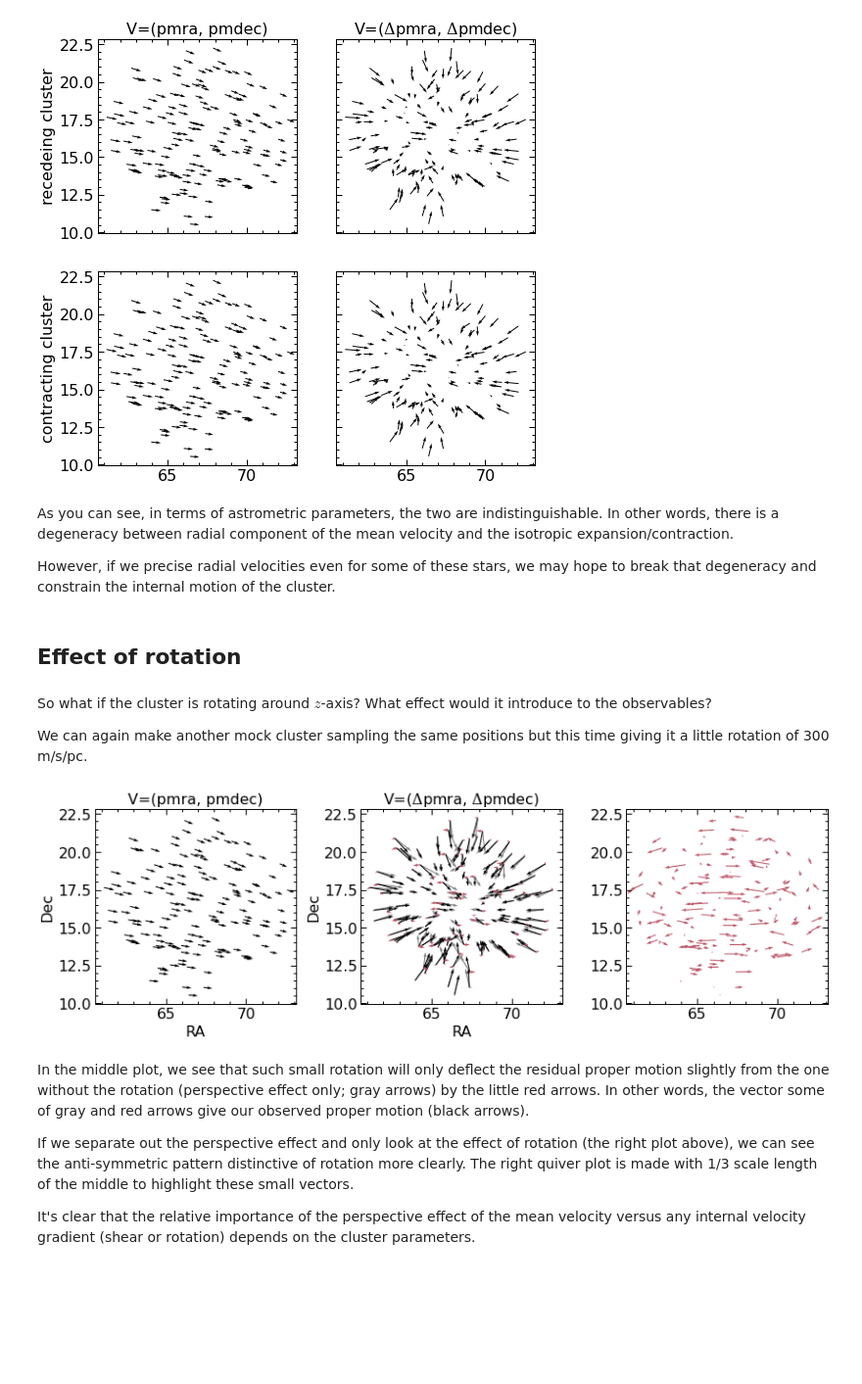
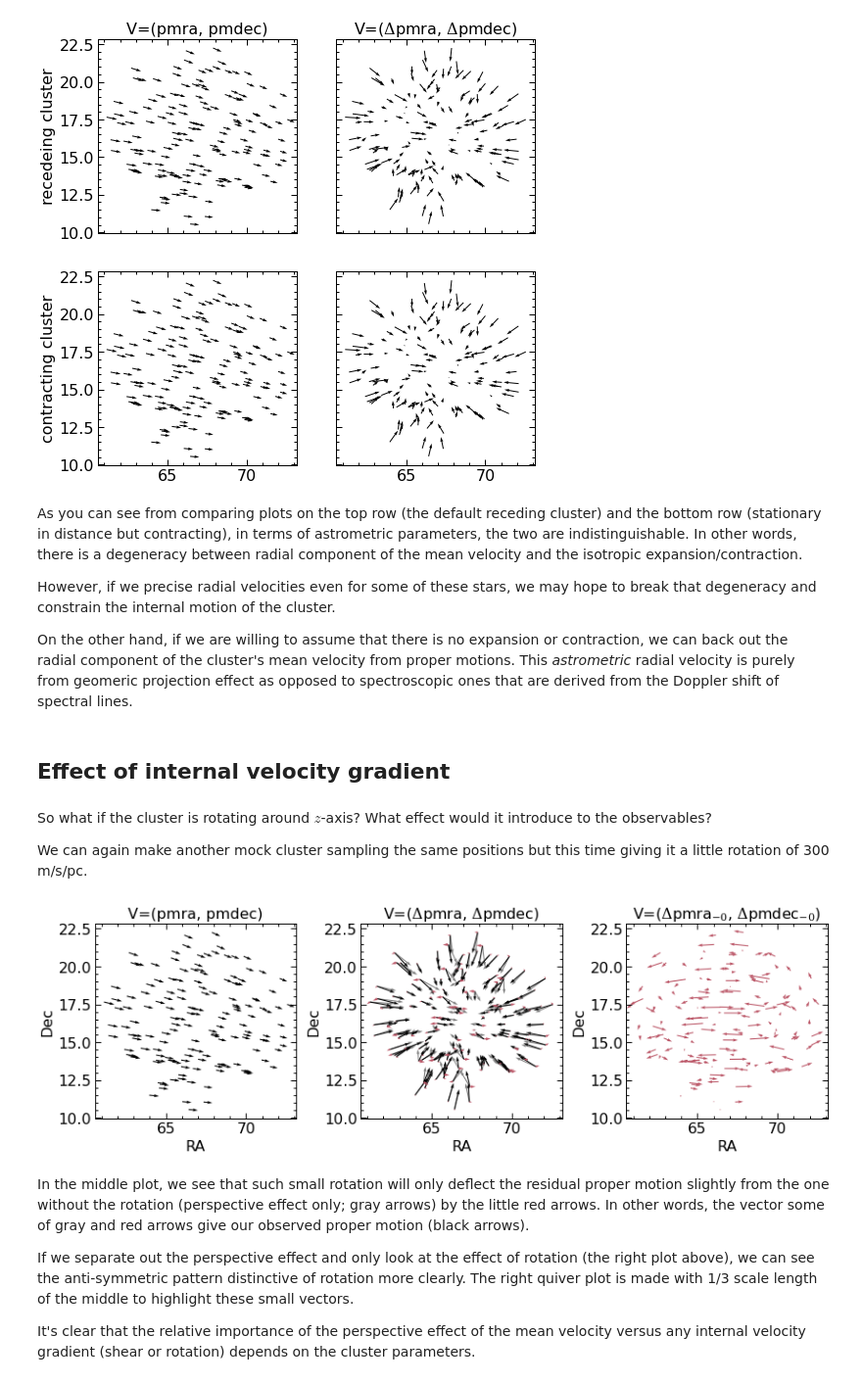
Before and after one commit to smoh/kinesis, a Jupyter notebook: docs/tutorial-mock.ipynb, the cells around one changed output. Shown at 98% size. Saved outputs shown, nothing was run; the diff lists cells and outputs as text; code cells hidden in the pictures; blank space fills up the shorter version.

Commit message:
Tweaks to title, intro and figures

```diff
--- a/docs/tutorial-mock.ipynb
+++ b/docs/tutorial-mock.ipynb
@@ -187,11 +186,13 @@ ax21.set(ylabel="contracting cluster");
 assert np.allclose(df['pmra'].values,df0['pmra'].values)
 assert np.allclose(df['pmdec'].values,df0['pmdec'].values)
 # %% [markdown]
-As you can see, in terms of astrometric parameters, the two are indistinguishable. In other words, there is a degeneracy between radial component of the mean velocity and the isotropic expansion/contraction.
+As you can see from comparing plots on the top row (the default receding cluster) and the bottom row (stationary in distance but contracting), in terms of astrometric parameters, the two are indistinguishable. In other words, there is a degeneracy between radial component of the mean velocity and the isotropic expansion/contraction.
 
 However, if we precise radial velocities even for some of these stars, we may hope to break that degeneracy and constrain the internal motion of the cluster.
+
+On the other hand, if we are willing to assume that there is no expansion or contraction, we can back out the radial component of the cluster's mean velocity from proper motions. This _astrometric_ radial velocity is purely from geomeric projection effect as opposed to spectroscopic ones that are derived from the Doppler shift of spectral lines.
 # %% [markdown]
-## Effect of rotation
+## Effect of internal velocity gradient
 # %% [markdown]
 So what if the cluster is rotating around $z$-axis? What effect would it introduce to the observables?
 
@@ -199,31 +200,32 @@ We can again make another mock cluster sampling the same positions but this time
 # %%
 cl0 = kn.Cluster([-6.32, 45.24, 5.30], 0., b0=b0).sample_at(cl.members.truth.g.icrs)
 df0 = cl0.members.truth
 clrot = kn.Cluster([-6.32, 45.24, 5.30], 0., b0=b0, omegas=[0,0,300.]).sample_at(cl.members.truth.g.icrs)
 df = clrot.members.truth
 
 fig, (ax1,ax2,ax3) = plt.subplots(1, 3, figsize=(12,4))
 ax1.quiver(df['ra'],df['dec'],df['pmra'],df['pmdec'])
 dpmra0,dpmdec0 = df0[['pmra','pmdec']].apply(lambda x:x-np.mean(x)).values.T
+dpmrarot,dpmdecrot = df[['pmra','pmdec']].apply(lambda x:x-np.mean(x)).values.T
 # take out perspective effect exactly
-dpmrarot,dpmdecrot = df[['pmra','pmdec']].apply(lambda x:x-np.mean(x)).values.T
 dpmrarot1,dpmdecrot1 = (df[['pmra','pmdec']] - df0[['pmra','pmdec']]).values.T
 
 ra,dec = df[['ra','dec']].values.T
 
 ax2.quiver(ra,dec,dpmra0,dpmdec0,scale_units='inches',scale=60, color='gray')
 ax2.quiver(ra,dec,dpmrarot,dpmdecrot,scale_units='inches',scale=60, color='k')
 
 ax2.quiver(ra,dec,dpmrarot1,dpmdecrot1,scale_units='inches',scale=60, color='C2')
 ax3.quiver(ra,dec,dpmrarot1,dpmdecrot1,scale_units='inches',scale=20, color='C2')
 
-for cax in [ax1,ax2]:
+for cax in [ax1,ax2,ax3]:
     cax.set(xlabel='RA',ylabel='Dec')
 ax1.set(title="V=(pmra, pmdec)")
 ax2.set(title="V=($\Delta$pmra, $\Delta$pmdec)")
+ax3.set(title="V=($\Delta$pmra$_{-0}$, $\Delta$pmdec$_{-0}}$)")
 fig.tight_layout()
 # %% [output]
-[figure, old version]
+[figure, new version]
 # %% [markdown]
 In the middle plot, we see that such small rotation will only deflect the residual proper motion slightly from the one without the rotation (perspective effect only; gray arrows) by the little red arrows. In other words, the vector some of gray and red arrows give our observed proper motion (black arrows).
 
```
Also changed, not shown: parts of 6 cells of this notebook.
